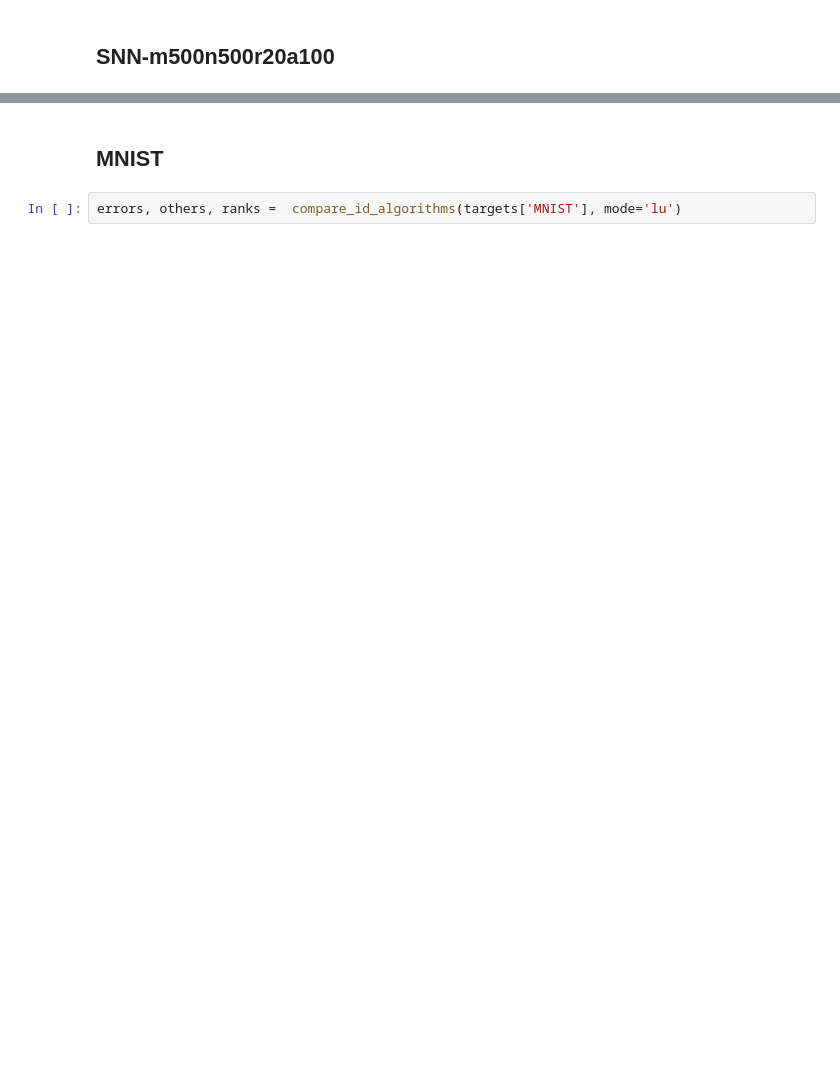
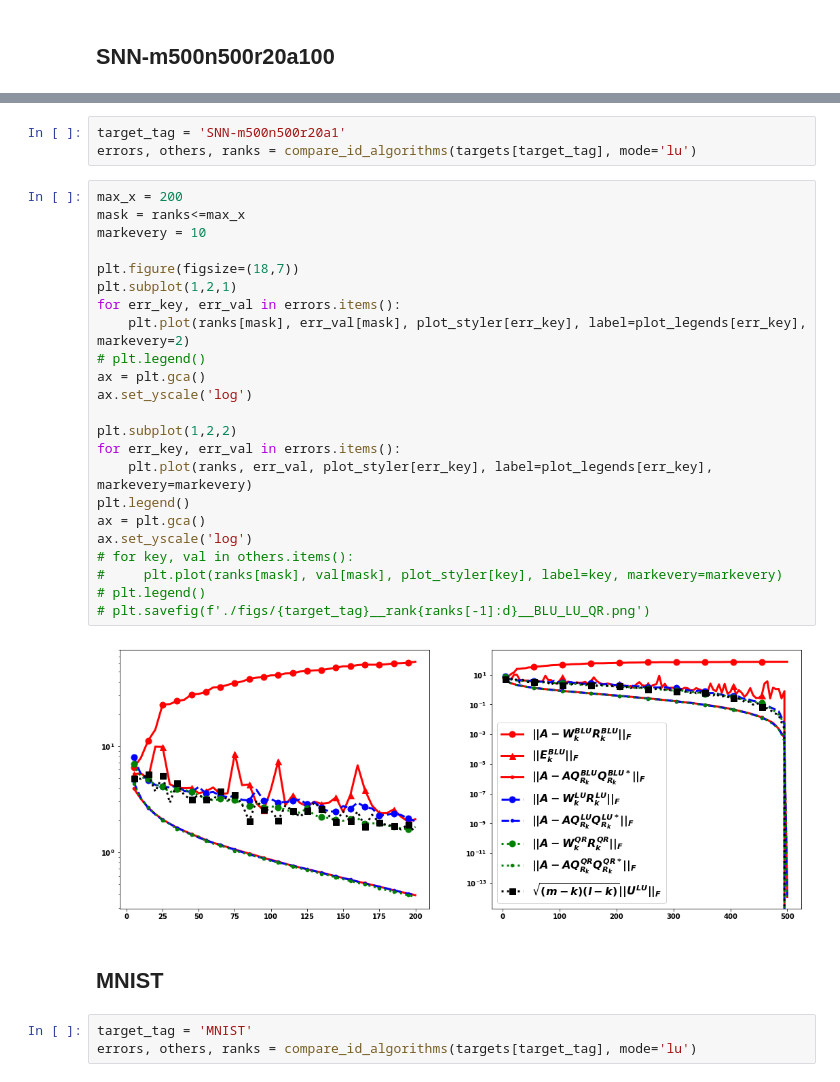
Before and after one commit to dyjdongyijun/Robust_Blockwise_Random_Pivoting, a Jupyter notebook: irms.ipynb, the cells around one changed output, grey strips where cells are left out. Cells and saved outputs as stored; diff of their text form; blank space fills up the shorter version.

```diff
--- a/irms.ipynb
+++ b/irms.ipynb
@@ -528,7 +576,36 @@ ax.set_yscale('log')
+# %%
+target_tag = 'SNN-m500n500r20a1'
+errors, others, ranks = compare_id_algorithms(targets[target_tag], mode='lu')
+# %%
+max_x = 200
+mask = ranks<=max_x
+markevery = 10
+
+plt.figure(figsize=(18,7))
+plt.subplot(1,2,1)
+for err_key, err_val in errors.items():
+    plt.plot(ranks[mask], err_val[mask], plot_styler[err_key], label=plot_legends[err_key], markevery=2)
+# plt.legend()
+ax = plt.gca()
+ax.set_yscale('log')
+
+plt.subplot(1,2,2)
+for err_key, err_val in errors.items():
+    plt.plot(ranks, err_val, plot_styler[err_key], label=plot_legends[err_key], markevery=markevery)
+plt.legend()
+ax = plt.gca()
+ax.set_yscale('log')
+# for key, val in others.items():
+#     plt.plot(ranks[mask], val[mask], plot_styler[key], label=key, markevery=markevery)
+# plt.legend()
+# plt.savefig(f'./figs/{target_tag}__rank{ranks[-1]:d}__BLU_LU_QR.png')
+# %% [output]
+[figure, added]
 # %% [markdown]
 ## MNIST
 # %%
-errors, others, ranks =  compare_id_algorithms(targets['MNIST'], mode='lu')
+target_tag = 'MNIST'
+errors, others, ranks = compare_id_algorithms(targets[target_tag], mode='lu')
 # %%
 max_x = 500
 mask = ranks<=max_x
```
Also changed, not shown: parts of 13 cells of this notebook, 5 other files.
